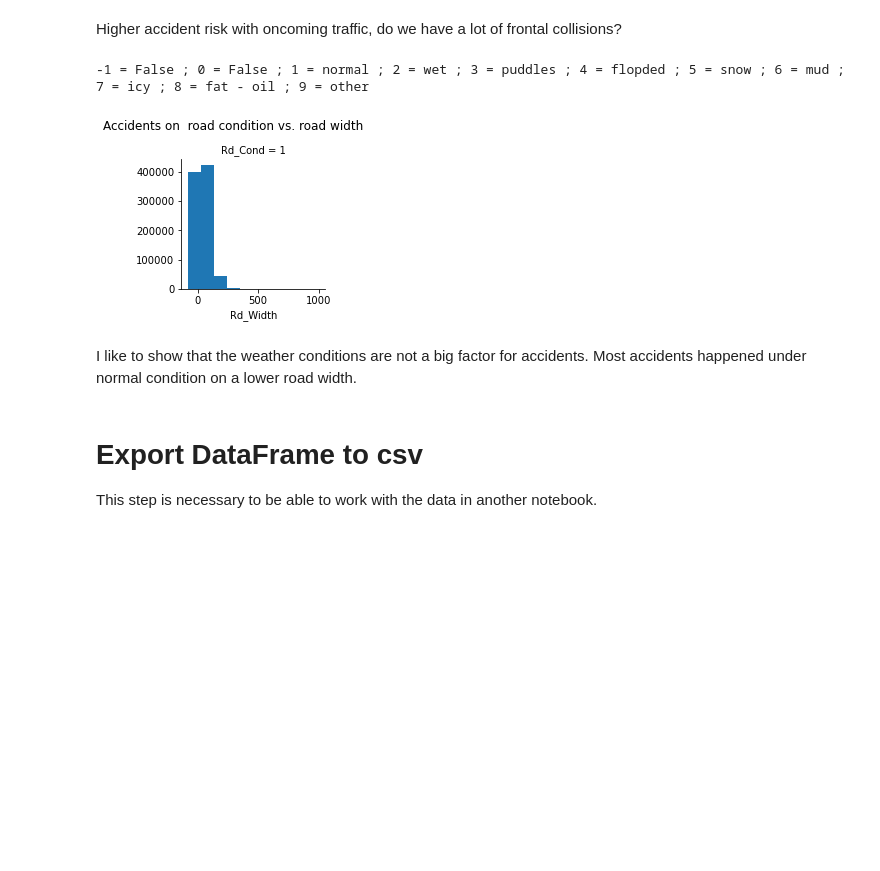
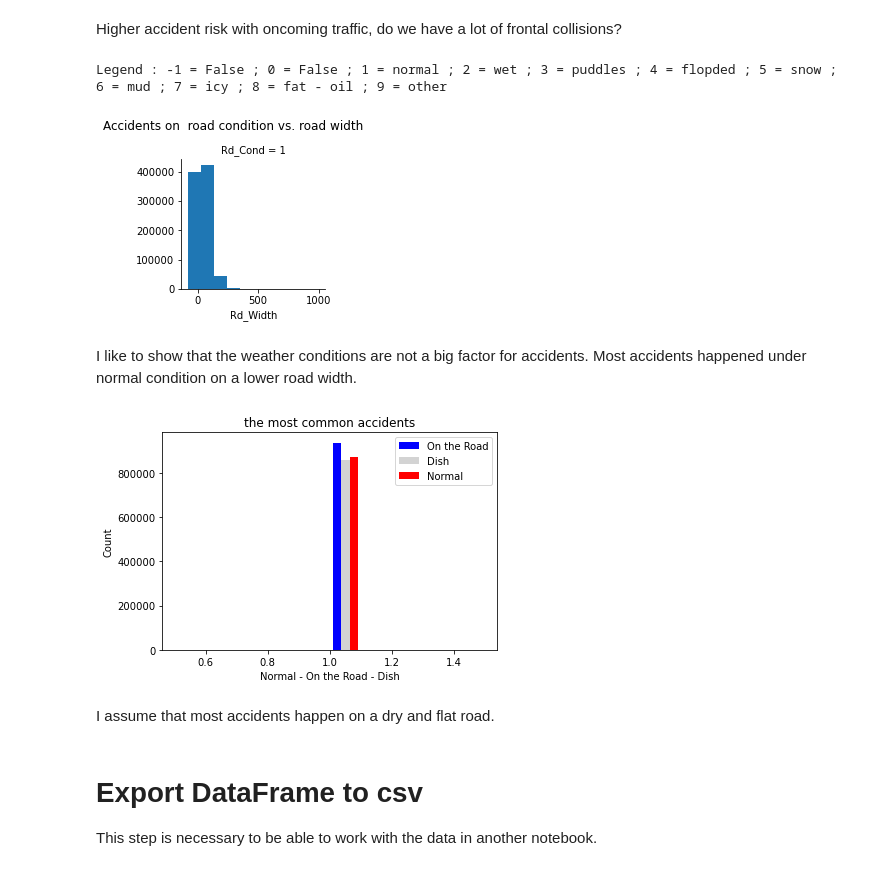
Before and after one commit to Langhammer/pyfra, a Jupyter notebook: notebooks/intl_road_accidents_notebook-1.ipynb, the cells around one changed output. Drawn from its saved outputs; the diff is of its cells as text; code cells hidden in the pictures; blank space fills up the shorter version.

Commit message:
Update intl_road_accidents_notebook-1.ipynb
New visualisation for the most common accidents.

```diff
--- a/notebooks/intl_road_accidents_notebook-1.ipynb
+++ b/notebooks/intl_road_accidents_notebook-1.ipynb
@@ -549,12 +549,27 @@ g = sns.FacetGrid(placess, col = 'Rd_Cond')
 g.map(plt.hist, 'Rd_Width');
 g.fig.subplots_adjust(top=0.8)
 g.fig.suptitle('Accidents on  road condition vs. road width')
-print('-1 = False ; 0 = False ; 1 = normal ; 2 = wet ; 3 = puddles ; 4 = flopded ; 5 = snow ; 6 = mud ; 7 = icy ; 8 = fat - oil ; 9 = other')
+print('Legend : -1 = False ; 0 = False ; 1 = normal ; 2 = wet ; 3 = puddles ; 4 = flopded ; 5 = snow ; 6 = mud ; 7 = icy ; 8 = fat - oil ; 9 = other')
 # %% [output]
--1 = False ; 0 = False ; 1 = normal ; 2 = wet ; 3 = puddles ; 4 = flopded ; 5 = snow ; 6 = mud ; 7 = icy ; 8 = fat - oil ; 9 = other
+Legend : -1 = False ; 0 = False ; 1 = normal ; 2 = wet ; 3 = puddles ; 4 = flopded ; 5 = snow ; 6 = mud ; 7 = icy ; 8 = fat - oil ; 9 = other
 [figure]
 # %% [markdown]
 I like to show that the weather conditions are not a big factor for accidents. Most accidents happened under normal condition on a lower road width.
+# %%
+
+places_4 = places.loc[places['Rd_Cond'] == 1]
+places_5 = places.loc[places['Pos_Acc'] == 1]
+places_6 = places.loc[places['Rd_Prof'] == 1]
+plt.hist([places_5.Pos_Acc, places_6.Rd_Prof, places_4.Rd_Cond], color=['blue','lightgrey','red'], label= ['On the Road', 'Dish', 'Normal']);
+plt.xlabel('Normal - On the Road - Dish');
+plt.ylabel('Count');
+plt.title('the most common accidents');
+plt.legend();
+# %% [output]
+[figure, added]
+# %% [markdown]
+
+I assume that most accidents happen on a dry and flat road.
 # %% [markdown]
 # Export DataFrame to csv
 This step is necessary to be able to work with the data in another notebook.
```
